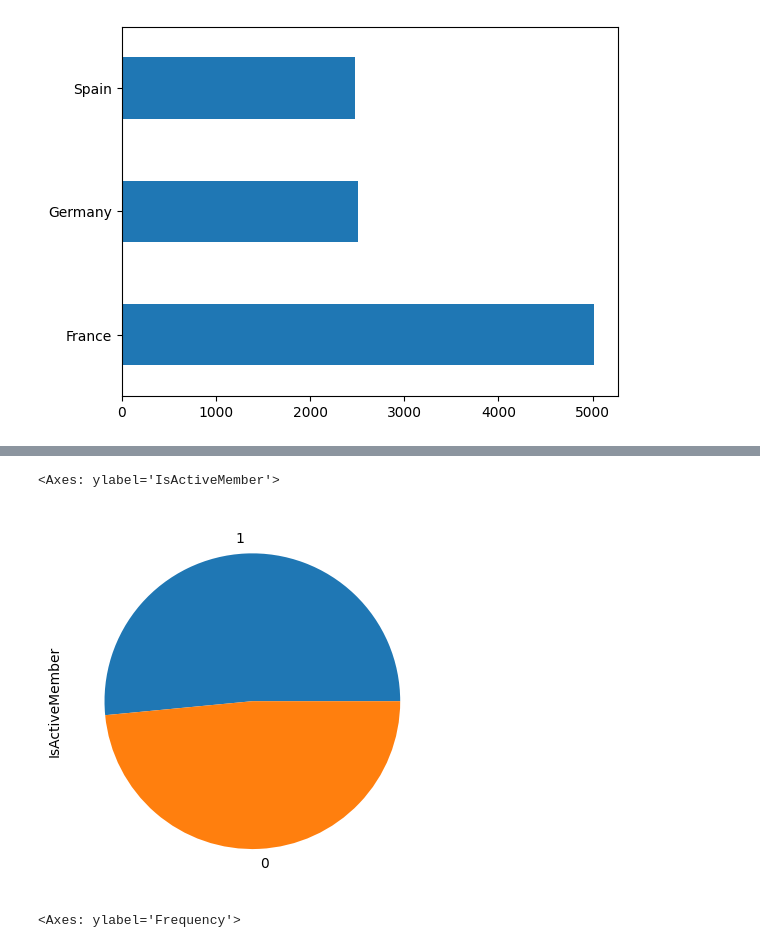
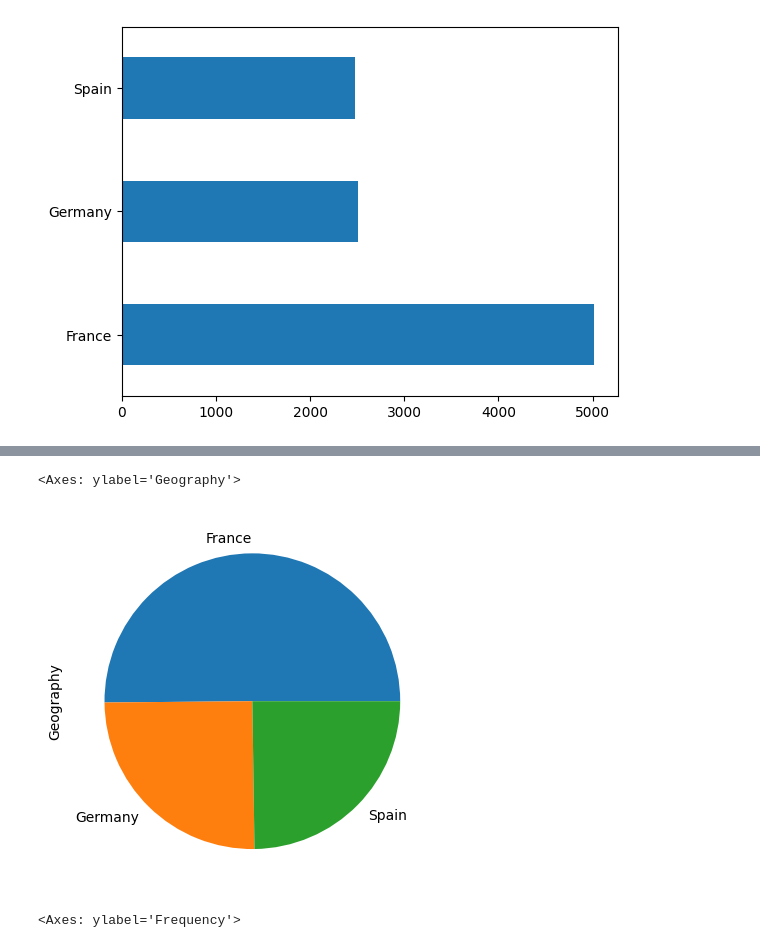
Before and after one commit to RubiAnahiPerezFlores/TPFinalSAT, a Jupyter notebook: TPFinalSAT.ipynb, the cells around one changed output, grey strips where cells are left out. Saved outputs shown, nothing was run; the diff lists cells and outputs as text; code cells hidden in the pictures.

```diff
--- a/TPFinalSAT.ipynb
+++ b/TPFinalSAT.ipynb
@@ -302,6 +380,6 @@ caso.plot.scatter(x='Balance',y='Geography')
 # %%
-caso['IsActiveMember'].value_counts().plot.pie()
+df_base['Geography'].value_counts().plot.pie()
 # %% [output]
-<Axes: ylabel='IsActiveMember'>
+<Axes: ylabel='Geography'>
-[figure, old version]
+[figure, new version]
 # %%
```
Also changed, not shown: parts of 16 cells of this notebook.
